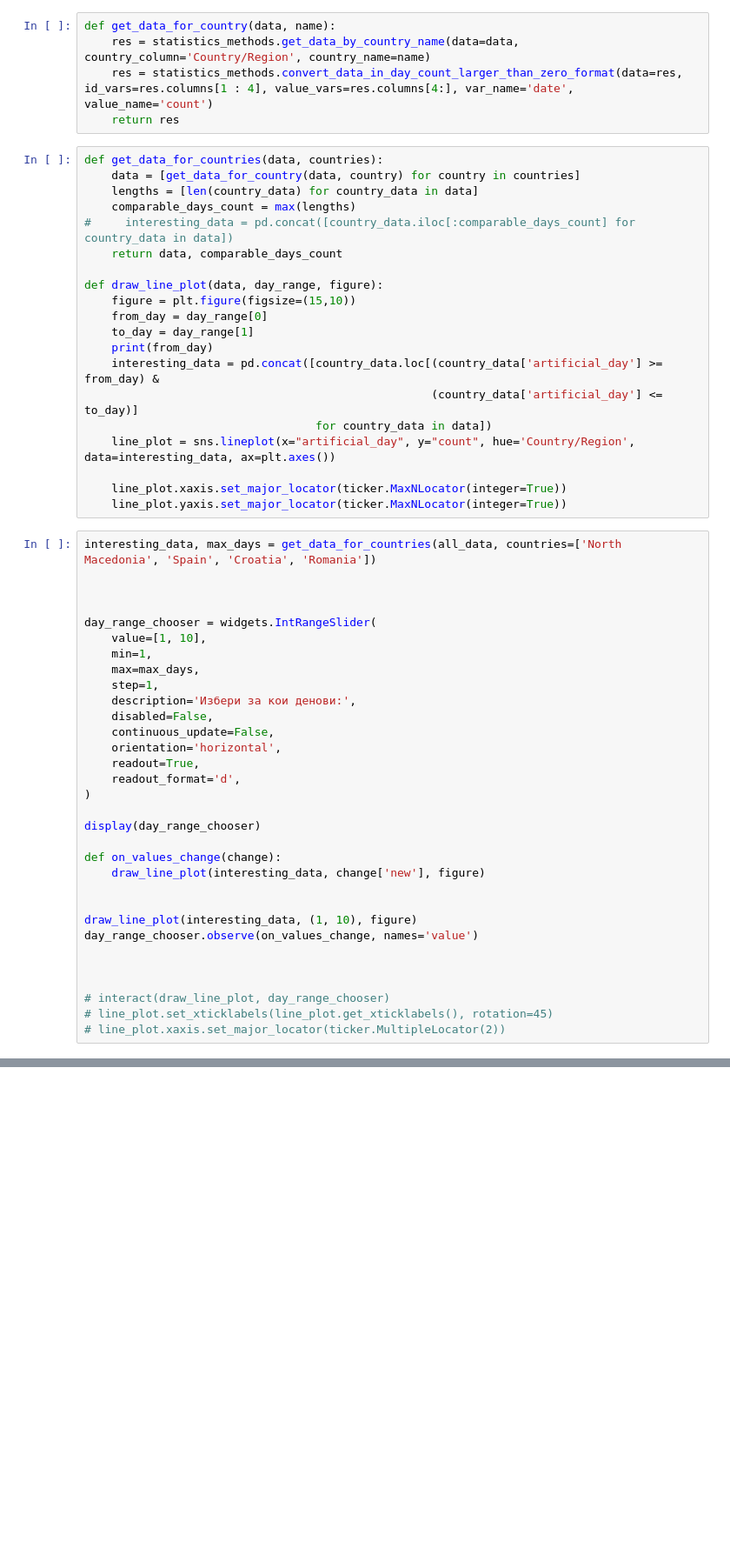
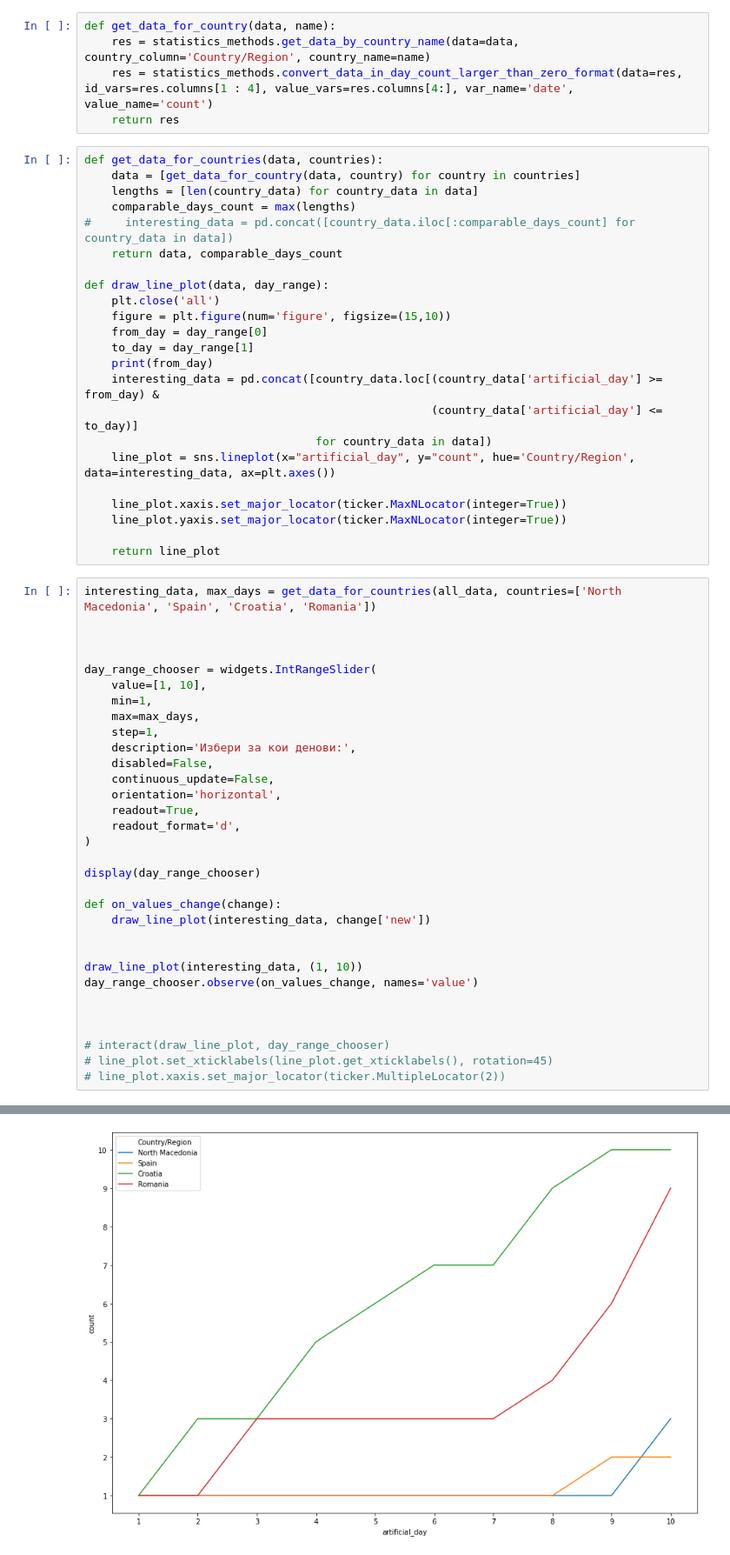
Before and after one commit to VikiPeeva/coronavirus-macedonia-tryouts, a Jupyter notebook: statistics/statistics.ipynb, the cells around one changed output, grey strips where cells are left out. Shown: that part at 87% size. Cells and saved outputs as stored; diff of their text form; blank space fills up the shorter version.

```diff
--- a/statistics/statistics.ipynb
+++ b/statistics/statistics.ipynb
@@ -30,8 +30,9 @@ def get_data_for_countries(data, countries):
 #     interesting_data = pd.concat([country_data.iloc[:comparable_days_count] for country_data in data])
     return data, comparable_days_count
 
-def draw_line_plot(data, day_range, figure):
-    figure = plt.figure(figsize=(15,10))
+def draw_line_plot(data, day_range):
+    plt.close('all')
+    figure = plt.figure(num='figure', figsize=(15,10))
     from_day = day_range[0]
     to_day = day_range[1]
     print(from_day)
@@ -42,6 +43,8 @@ def draw_line_plot(data, day_range, figure):
 
     line_plot.xaxis.set_major_locator(ticker.MaxNLocator(integer=True))
     line_plot.yaxis.set_major_locator(ticker.MaxNLocator(integer=True))
+
+    return line_plot
 # %%
 interesting_data, max_days = get_data_for_countries(all_data, countries=['North Macedonia', 'Spain', 'Croatia', 'Romania'])
 
@@ -63,10 +66,10 @@ day_range_chooser = widgets.IntRangeSlider(
 display(day_range_chooser)
 
 def on_values_change(change):
-    draw_line_plot(interesting_data, change['new'], figure)
+    draw_line_plot(interesting_data, change['new'])
 
 
-draw_line_plot(interesting_data, (1, 10), figure)
+draw_line_plot(interesting_data, (1, 10))
 day_range_chooser.observe(on_values_change, names='value')
 
 
@@ -74,3 +77,4 @@ day_range_chooser.observe(on_values_change, names='value')
 # interact(draw_line_plot, day_range_chooser)
 # line_plot.set_xticklabels(line_plot.get_xticklabels(), rotation=45)
 # line_plot.xaxis.set_major_locator(ticker.MultipleLocator(2))
+# %% [output]
@@ -76,0 +83 @@ day_range_chooser.observe(on_values_change, names='value')
+[figure, added]
```
Also changed, not shown: parts of 2 cells of this notebook, 1 other file.
